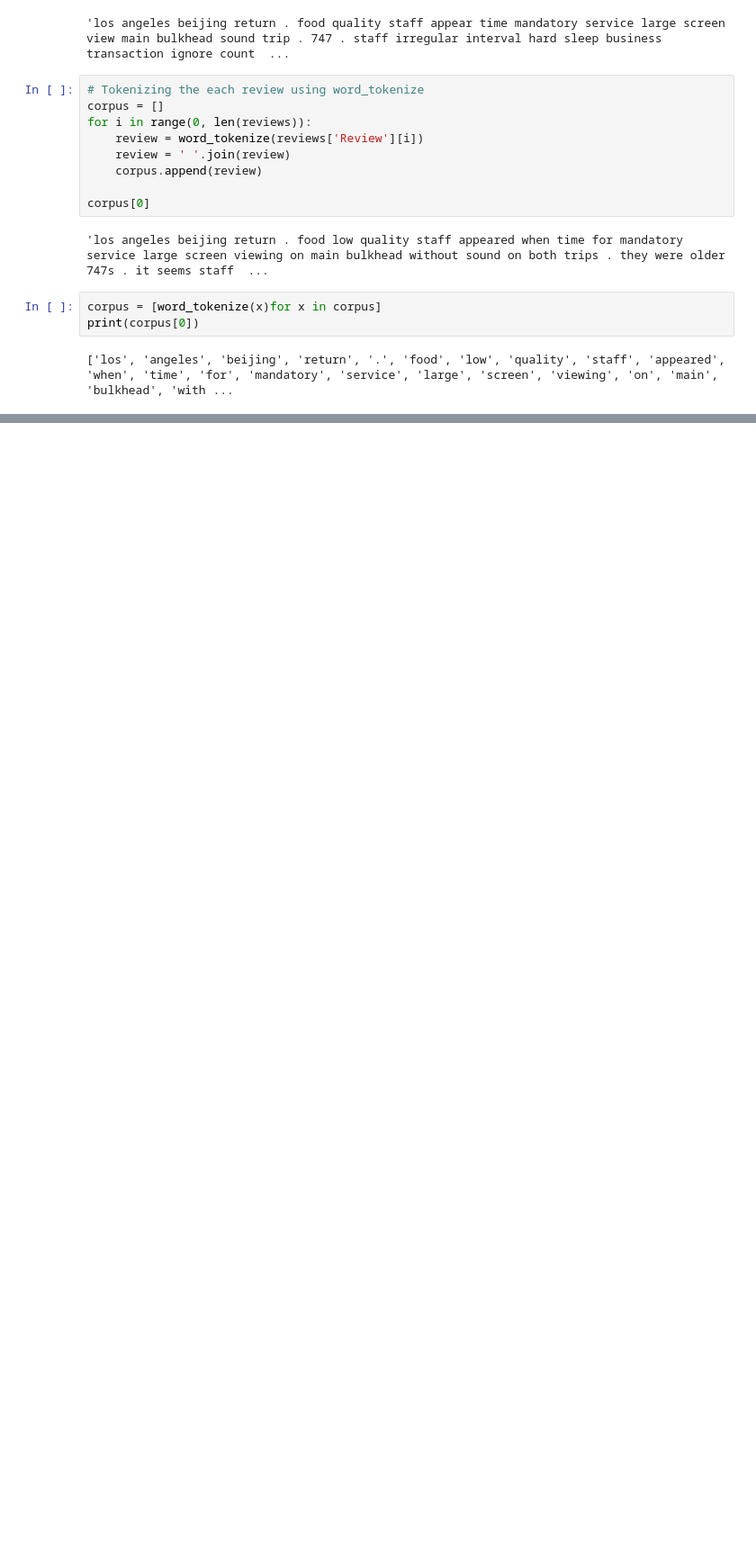
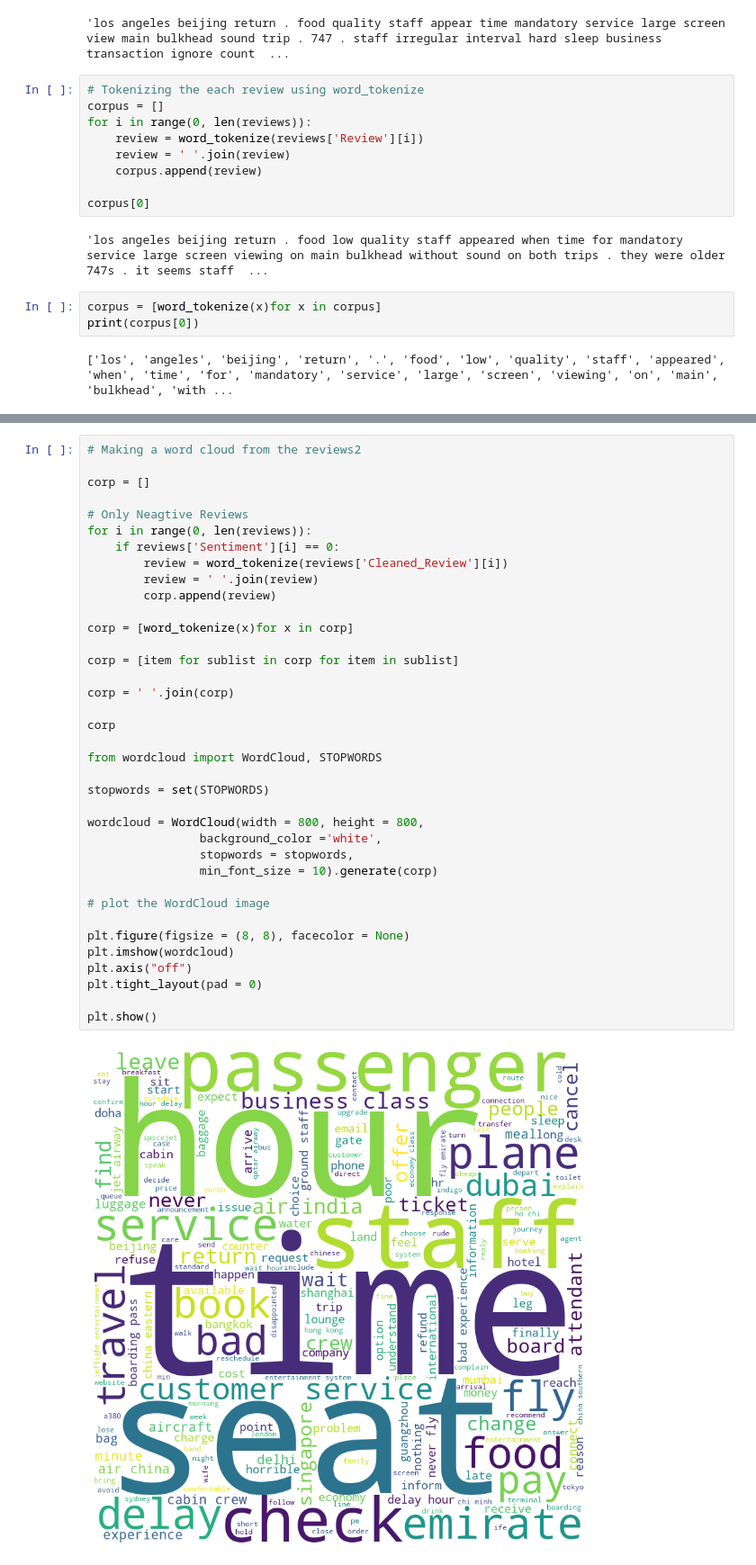
Before and after one commit to 1422-samu/Airline-Review-Sentiment-Analysis, a Jupyter notebook: Word2Vec Model for Airline Review.ipynb, the cells around one changed output, grey strips where cells are left out. Shown at 90% size. Cells and saved outputs as stored; diff of their text form; blank space fills up the shorter version.

```diff
--- a/Word2Vec Model for Airline Review.ipynb
+++ b/Word2Vec Model for Airline Review.ipynb
@@ -116,3 +116,42 @@ plt.show()
+# %%
+# Making a word cloud from the reviews2
+
+corp = []
+
+# Only Neagtive Reviews
+for i in range(0, len(reviews)):
+    if reviews['Sentiment'][i] == 0:
+        review = word_tokenize(reviews['Cleaned_Review'][i])
+        review = ' '.join(review)
+        corp.append(review)
+
+corp = [word_tokenize(x)for x in corp]
+
+corp = [item for sublist in corp for item in sublist]
+
+corp = ' '.join(corp)
+
+corp
+
+from wordcloud import WordCloud, STOPWORDS
+
+stopwords = set(STOPWORDS)
+
+wordcloud = WordCloud(width = 800, height = 800,
+                background_color ='white',
+                stopwords = stopwords,
+                min_font_size = 10).generate(corp)
+
+# plot the WordCloud image
+
+plt.figure(figsize = (8, 8), facecolor = None)
+plt.imshow(wordcloud)
+plt.axis("off")
+plt.tight_layout(pad = 0)
+
+plt.show()
+# %% [output]
+[figure, added]
 # %%
 # Making a word cloud from the reviews2
 
```
Also changed, not shown: parts of 8 cells of this notebook, 4 other files.
